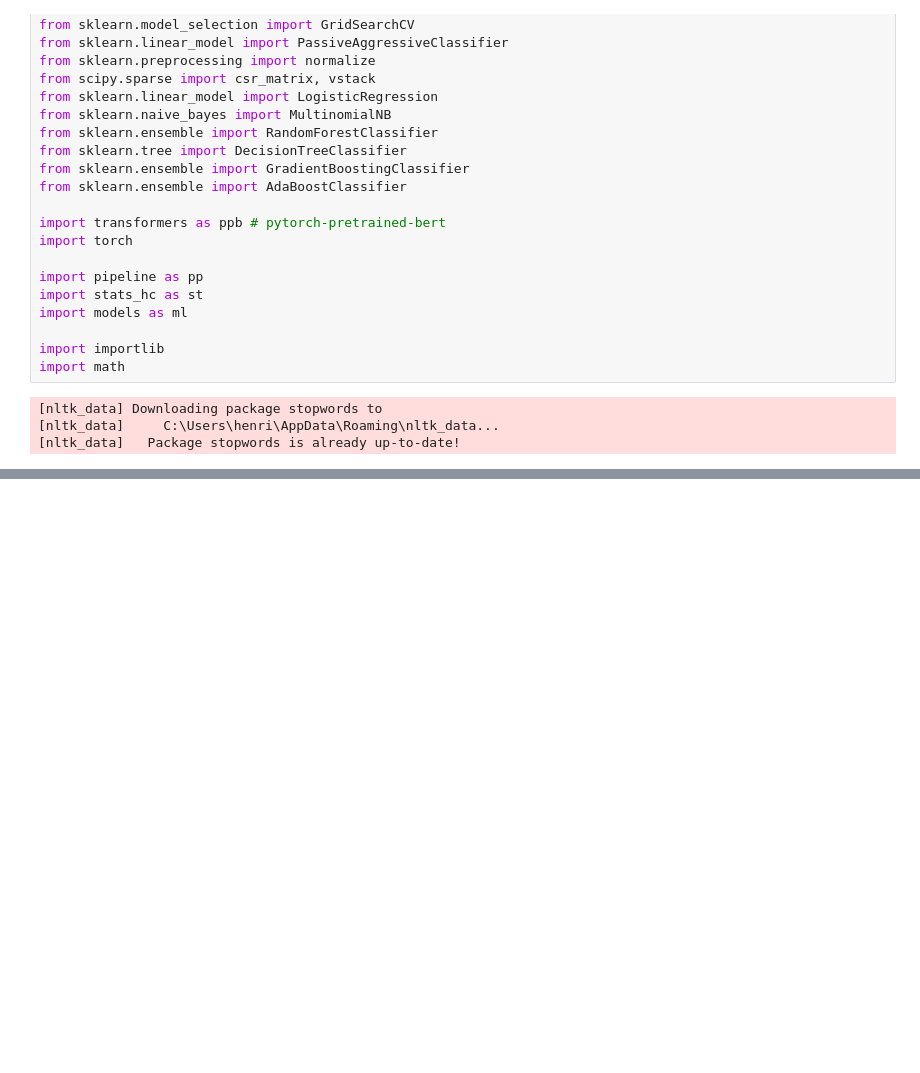
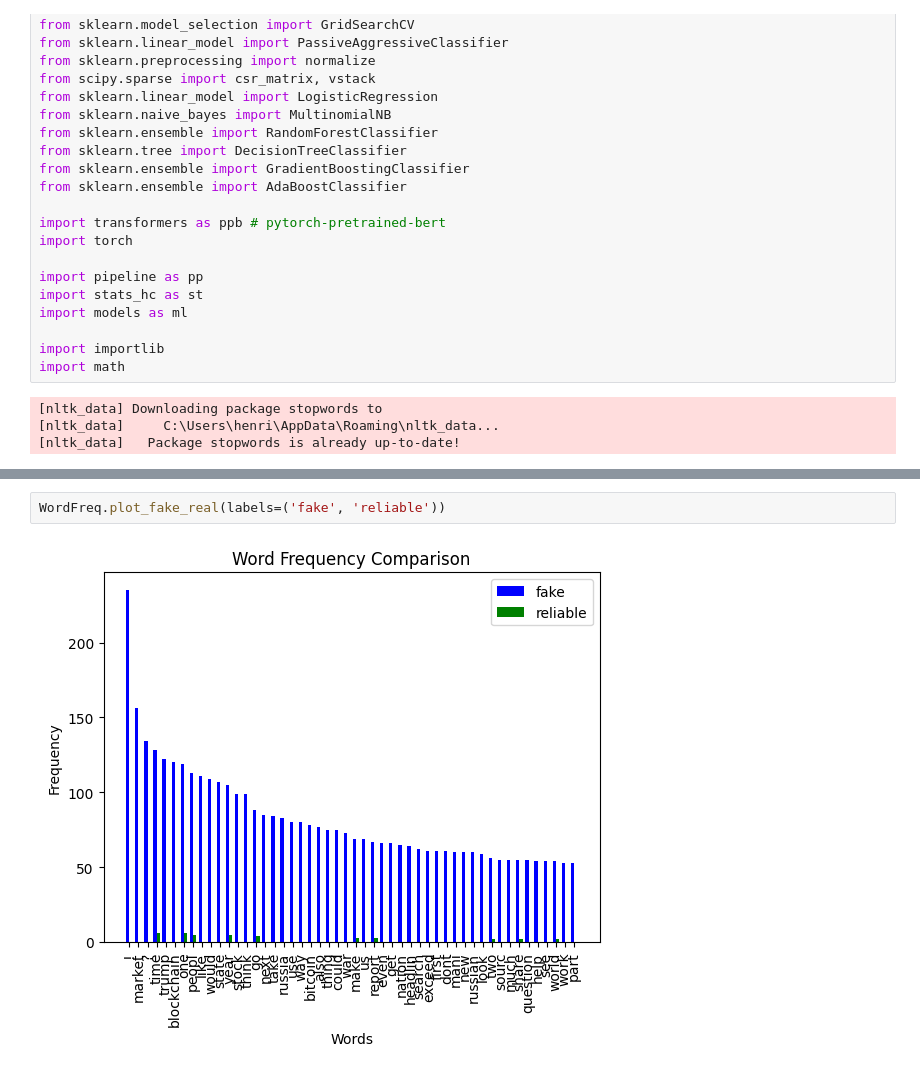
Before and after one commit to henrikdchristensen/DIKU-DS-Exam-FakeNewsDetection, a Jupyter notebook: src/bookhc.ipynb, the cells around one changed output, grey strips where cells are left out. Saved outputs shown, nothing was run; the diff lists cells and outputs as text; blank space fills up the shorter version.

```diff
--- a/src/bookhc.ipynb
+++ b/src/bookhc.ipynb
@@ -65,0 +66,4 @@ WordFreq.plot_frequency('reliable')
+# %%
+WordFreq.plot_fake_real(labels=('fake', 'reliable'))
+# %% [output]
+[figure, added]
```
Also changed, not shown: parts of 2 cells of this notebook, 1 other file.
